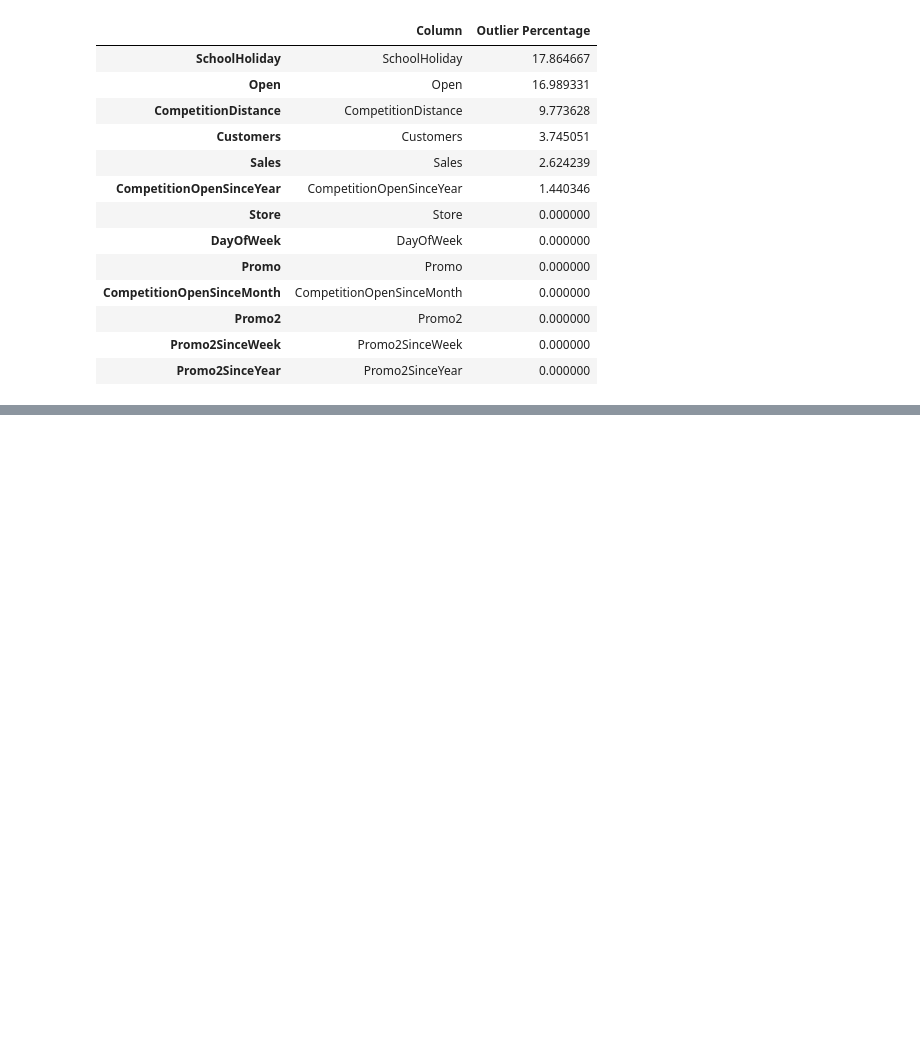
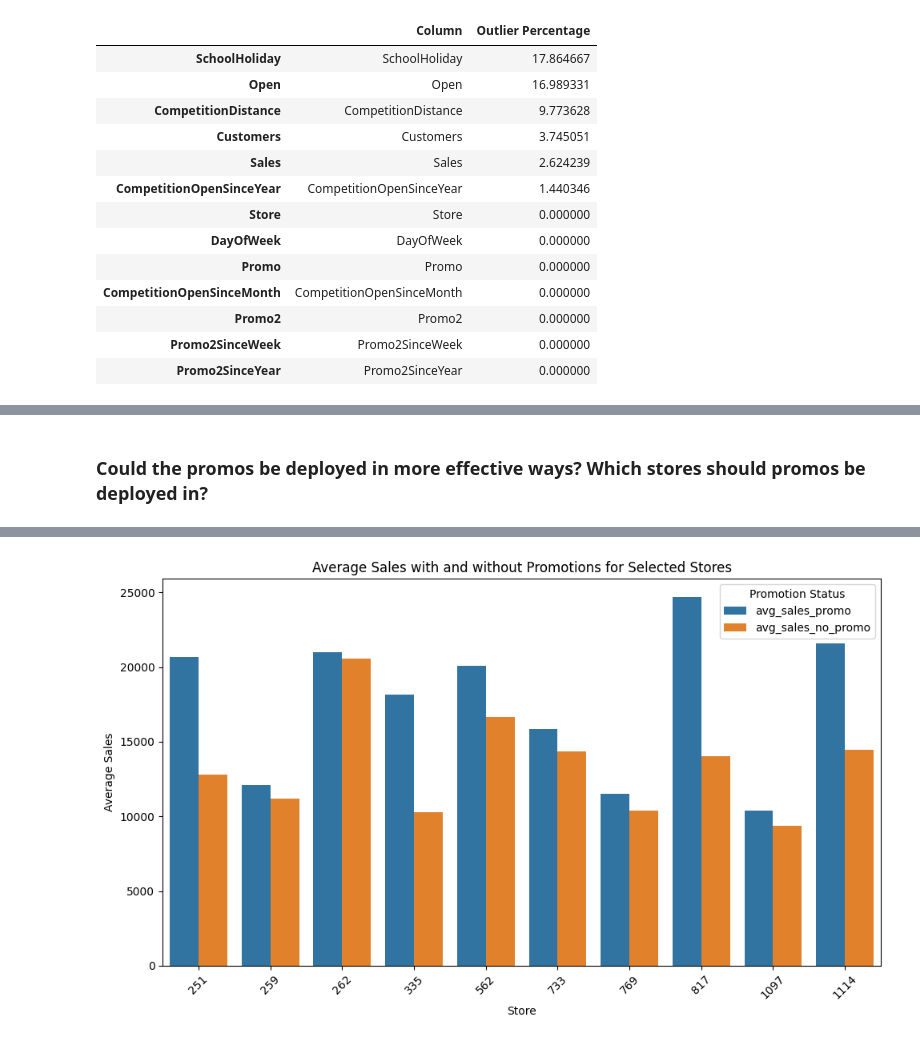
Before and after one commit to Marta233/Sales_Forcasting, a Jupyter notebook: notebook/EDA.ipynb, the cells around one changed output, grey strips where cells are left out. Saved outputs shown, nothing was run; the diff lists cells and outputs as text; code cells hidden in the pictures; blank space fills up the shorter version.

```diff
--- a/notebook/EDA.ipynb
+++ b/notebook/EDA.ipynb
@@ -169,0 +200,5 @@ EDA.seasonal_purchase_treand_ana()
+# %% [markdown]
+### Could the promos be deployed in more effective ways? Which stores should promos be deployed in?
+# %%
+EDA.analyze_and_plot_promotions()
+# %% [output]
@@ -169,0 +207 @@ EDA.seasonal_purchase_treand_ana()
+[figure, added]
```
Also changed, not shown: parts of 13 cells of this notebook, 1 other file.
